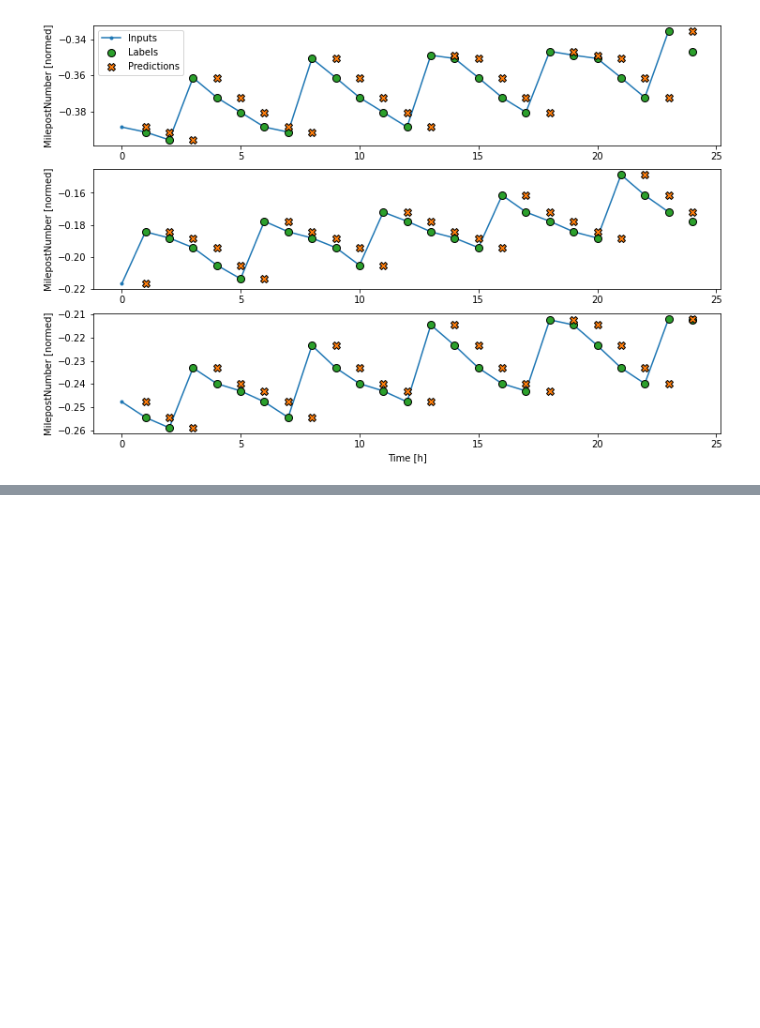
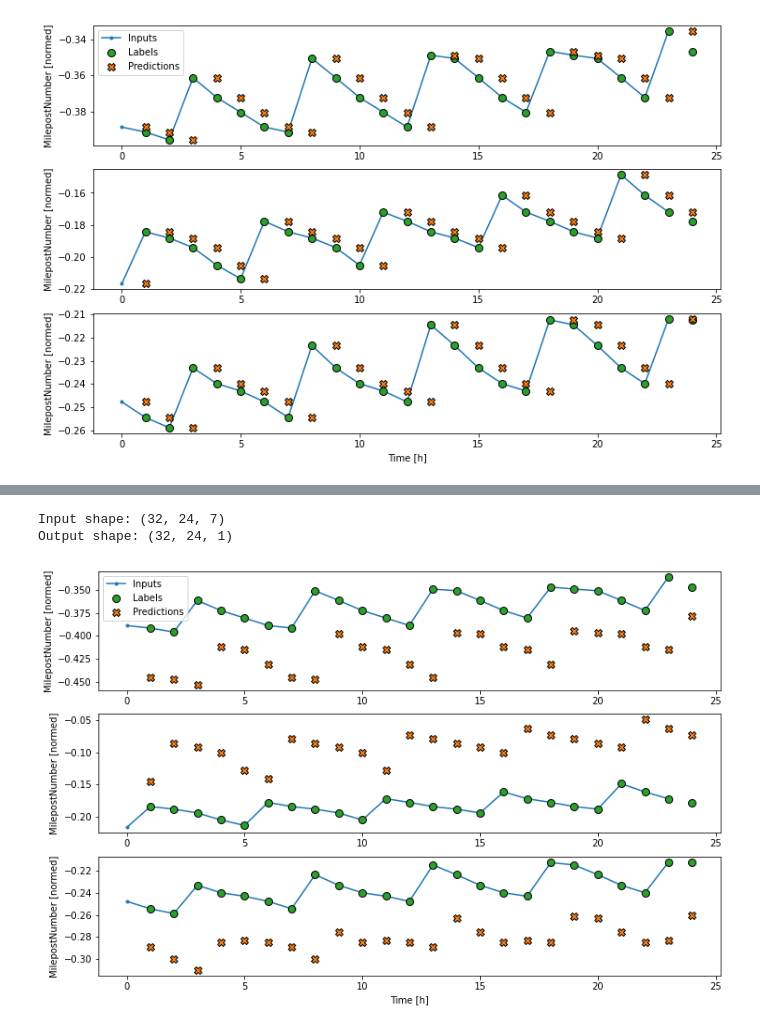
Before and after one commit to uno-amullinnix/train-position-model, a Jupyter notebook: notebooks/TimeSeriesForecasting.ipynb, the cells around one changed output, grey strips where cells are left out. Saved outputs shown, nothing was run; the diff lists cells and outputs as text; code cells hidden in the pictures; blank space fills up the shorter version.

Commit message:
Dense model added

```diff
--- a/notebooks/TimeSeriesForecasting.ipynb
+++ b/notebooks/TimeSeriesForecasting.ipynb
@@ -462,3 +462,12 @@ Output shape: (32, 24, 1)
 wide_window.plot(baseline)
 # %% [output]
 [figure]
+# %%
+# Now, let's start looking at a Linear Model! Note that a Dense layer with no activation set is a linear model
+
+linear = tf.keras.Sequential([
+    tf.keras.layers.Dense(units=1)
+])
+
+print('Input shape:', single_step_window.example[0].shape)
+print('Output shape:', linear(single_step_window.example[0]).shape)
@@ -464,0 +520,14 @@ wide_window.plot(baseline)
+# %%
+# Again, print the shapes
+
+print('Input shape:', wide_window.example[0].shape)
+print('Output shape:', baseline(wide_window.example[0]).shape)
+# %% [output]
+Input shape: (32, 24, 7)
+Output shape: (32, 24, 1)
+# %%
+# And plot
+
+wide_window.plot(linear)
+# %% [output]
+[figure, added]
```
Also changed, not shown: parts of 12 cells of this notebook.
